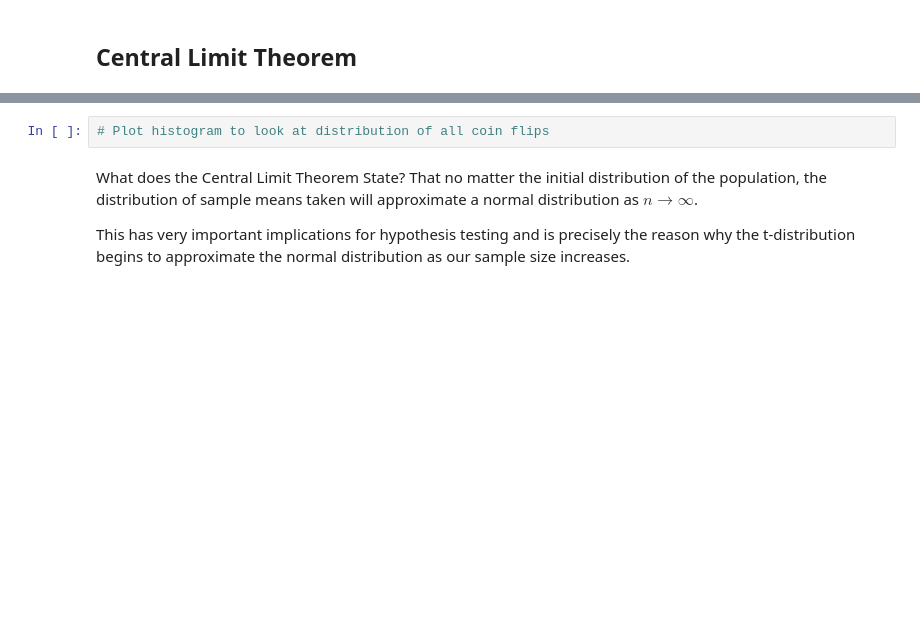
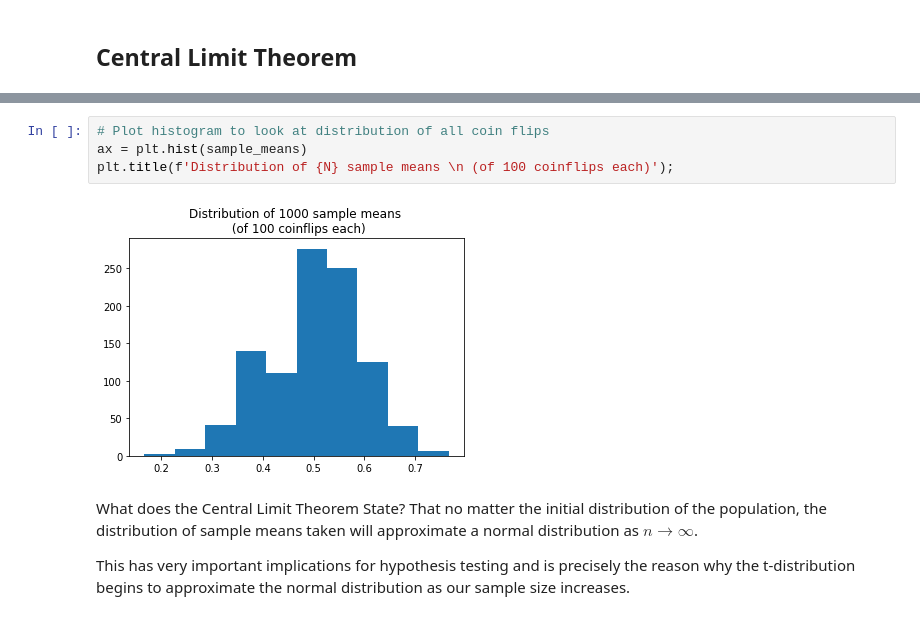
Before and after one commit to BJanota11/DS-Unit-1-Sprint-3-Statistical-Tests-and-Experiments, a Jupyter notebook: module2-sampling-confidence-intervals-and-hypothesis-testing/LS_DS_132_Sampling_Confidence_Intervals_and_Hypothesis_Testing_Updated.ipynb, the cells around one changed output, grey strips where cells are left out. Saved outputs shown, nothing was run; the diff lists cells and outputs as text; blank space fills up the shorter version.

```diff
--- a/module2-sampling-confidence-intervals-and-hypothesis-testing/LS_DS_132_Sampling_Confidence_Intervals_and_Hypothesis_Testing_Updated.ipynb
+++ b/module2-sampling-confidence-intervals-and-hypothesis-testing/LS_DS_132_Sampling_Confidence_Intervals_and_Hypothesis_Testing_Updated.ipynb
@@ -121,5 +139,9 @@ print(sample_means)
 # %%
 # Plot histogram to look at distribution of all coin flips
+ax = plt.hist(sample_means)
+plt.title(f'Distribution of {N} sample means \n (of 100 coinflips each)');
+# %% [output]
+[figure, added]
 # %% [markdown]
 What does the Central Limit Theorem State? That no matter the initial distribution of the population, the distribution of sample means taken will approximate a normal distribution as $n \rightarrow \infty$.
 
```
Also changed, not shown: parts of 37 cells of this notebook.
